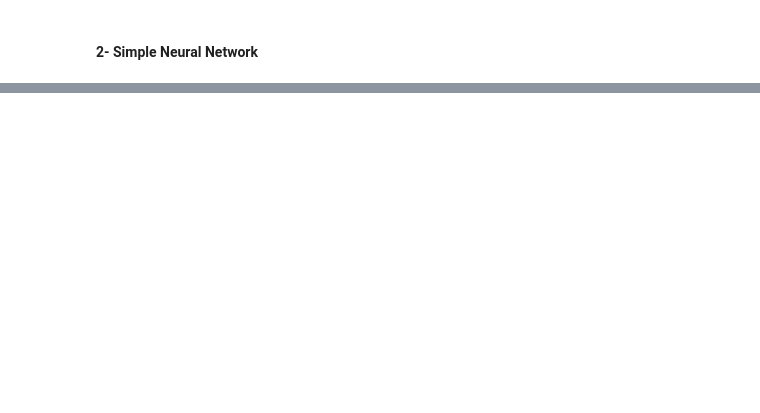
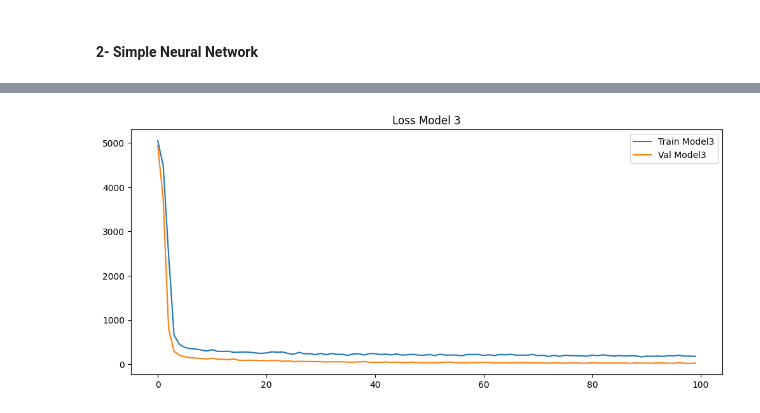
Before and after one commit to AmirhosseinRHT/Deep-Neural-Networks-Projects, a Jupyter notebook: HW1/Q2.ipynb, the cells around one changed output, grey strips where cells are left out. Drawn from its saved outputs; the diff is of its cells as text; code cells hidden in the pictures; blank space fills up the shorter version.

Commit message:
Add(HW1:Q2): Added improved MLNN model

```diff
--- a/HW1/Q2.ipynb
+++ b/HW1/Q2.ipynb
@@ -180,0 +183,100 @@ params_model1, params_model2, mse1, rmse1, r2_1, mse2, rmse2, r2_2
+# %%
+import torch
+import torch.nn as nn
+import torch.optim as optim
+import numpy as np
+import matplotlib.pyplot as plt
+
+input_dim = X_train.shape[1]
+
+class Model3(nn.Module):
+    def __init__(self):
+        super().__init__()
+        self.layer_1 = nn.Linear(input_dim, 128)
+        self.dropout_1 = nn.Dropout(0.3)
+        self.layer_2 = nn.Linear(128, 64)
+        self.dropout_2 = nn.Dropout(0.3)
+        self.layer_3 = nn.Linear(64, 32)
+        self.dropout_3 = nn.Dropout(0.3)
+        self.out = nn.Linear(32, 1)
+
+    def forward(self, x):
+        x = torch.relu(self.layer_1(x))
+        x = self.dropout_1(x)
+        x = torch.relu(self.layer_2(x))
+        x = self.dropout_2(x)
+        x = torch.relu(self.layer_3(x))
+        x = self.dropout_3(x)
+        return self.out(x)
+
+model3 = Model3()
+
+def count_params(model):
+    return sum(p.numel() for p in model.parameters() if p.requires_grad)
+
+params_model3 = count_params(model3)
+
+criterion = nn.MSELoss()
+optimizer3 = optim.Adam(model3.parameters(), lr=0.001)
+
+def train_model_with_dropout(model, optimizer):
+    train_losses = []
+    val_losses = []
+    for epoch in range(100): # تعداد Epoch ها را می توانید تنظیم کنید
+        model.train() # فعال کردن Dropout و Batch Normalization
+        epoch_loss = 0
+        for xb, yb in train_loader:
+            optimizer.zero_grad()
+            loss = criterion(model(xb), yb)
+            loss.backward()
+            optimizer.step()
+            epoch_loss += loss.item()
+        train_losses.append(epoch_loss / len(train_loader))
+
+        model.eval() # غیرفعال کردن Dropout و Batch Normalization
+        with torch.no_grad():
+            val_loss = 0
+            for xb, yb in val_loader:
+                val_loss += criterion(model(xb), yb).item()
+            val_losses.append(val_loss / len(val_loader))
+    return train_losses, val_losses
+
+train3, val3 = train_model_with_dropout(model3, optimizer3)
+
+def evaluate(model):
+    model.eval()
+    preds = []
+    reals = []
+    with torch.no_grad():
+        for xb, yb in test_loader:
+            p = model(xb)
+            preds.append(p)
+            reals.append(yb)
+    preds = torch.cat(preds).numpy()
+    reals = torch.cat(reals).numpy()
+    mse = np.mean((preds - reals)**2)
+    rmse = np.sqrt(mse)
+    ss_res = np.sum((reals - preds)**2)
+    ss_tot = np.sum((reals - np.mean(reals))**2)
+    r2 = 1 - ss_res/ss_tot
+    return mse, rmse, r2
+
+mse3, rmse3, r2_3 = evaluate(model3)
+
+plt.figure(figsize=(12,5))
+plt.plot(train3, label="Train Model3")
+plt.plot(val3, label="Val Model3")
+plt.legend()
+plt.title("Loss Model 3")
+plt.show()
+
+print(f"Model 3 Parameters: {params_model3}")
+print(f"Model 3 Test MSE: {mse3:.4f}, RMSE: {rmse3:.4f}, R2: {r2_3:.4f}")
+
+print("\n--- Comparison with Previous Models ---")
+print(f"Model 1 Parameters: {params_model1}")
+print(f"Model 1 Test MSE: {mse1:.4f}, RMSE: {rmse1:.4f}, R2: {r2_1:.4f}")
+print(f"Model 2 Parameters: {params_model2}")
+print(f"Model 2 Test MSE: {mse2:.4f}, RMSE: {rmse2:.4f}, R2: {r2_2:.4f}")
+# %% [output]
+[figure, added]
```
Also changed, not shown: parts of 5 cells of this notebook.
